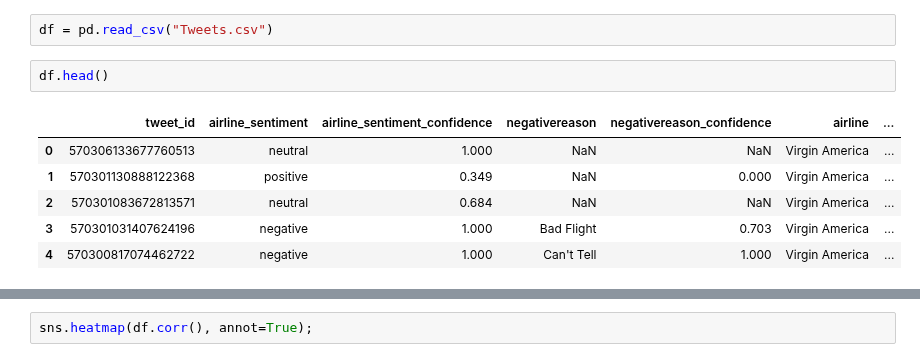
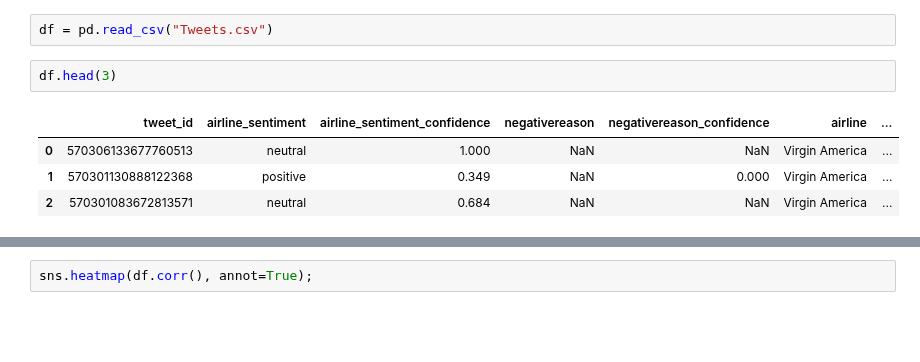
Before and after one commit to KdrDrn/04_PROJECTS, a Jupyter notebook: 21_Kaggle_NLP_Airline_Tweets_sentiment_Analysis/Kaggle_NLP_Airline_Tweets_Sentiment_Analysis.ipynb, the cells around one changed output, grey strips where cells are left out. Saved outputs shown, nothing was run; the diff lists cells and outputs as text; blank space fills up the shorter version.

```diff
--- a/21_Kaggle_NLP_Airline_Tweets_sentiment_Analysis/Kaggle_NLP_Airline_Tweets_Sentiment_Analysis.ipynb
+++ b/21_Kaggle_NLP_Airline_Tweets_sentiment_Analysis/Kaggle_NLP_Airline_Tweets_Sentiment_Analysis.ipynb
@@ -185,12 +185,10 @@ def first_look(col):
 # %%
 df = pd.read_csv("Tweets.csv")
 # %%
-df.head()
+df.head(3)
 # %% [output]
 |  | tweet_id | airline_sentiment | airline_sentiment_confidence | negativereason | negativereason_confidence | airline | ... |
 | 0 | 570306133677760513 | neutral | 1.000 | NaN | NaN | Virgin America | ... |
 | 1 | 570301130888122368 | positive | 0.349 | NaN | 0.000 | Virgin America | ... |
 | 2 | 570301083672813571 | neutral | 0.684 | NaN | NaN | Virgin America | ... |
-| 3 | 570301031407624196 | negative | 1.000 | Bad Flight | 0.703 | Virgin America | ... |
-| 4 | 570300817074462722 | negative | 1.000 | Can't Tell | 1.000 | Virgin America | ... |
 # %%
```
Also changed, not shown: parts of 16 cells of this notebook.
